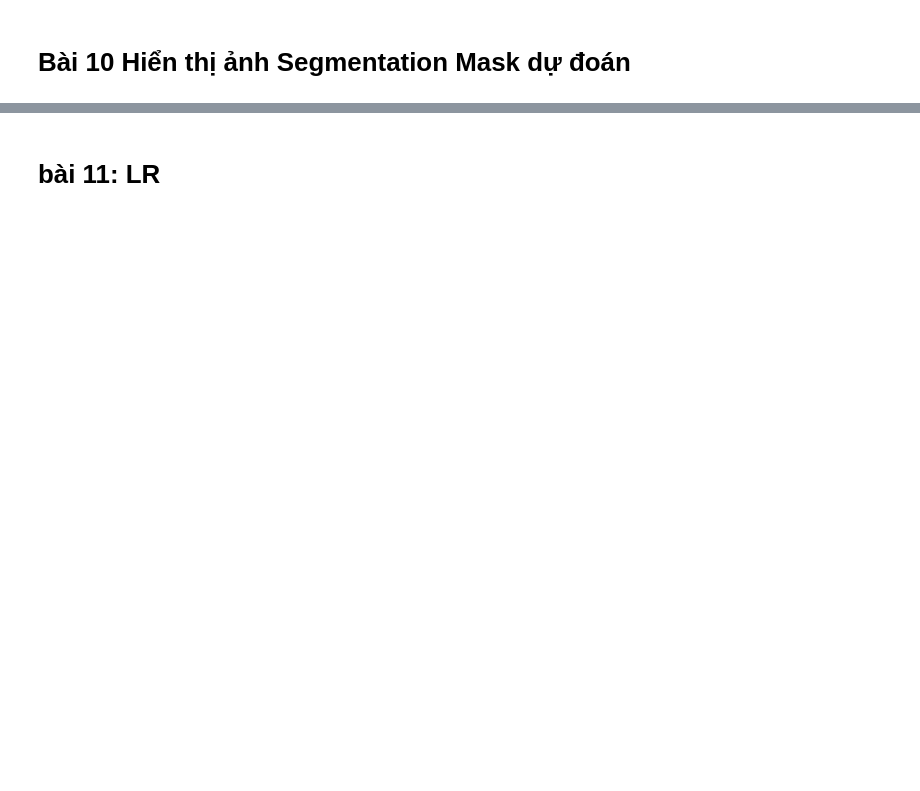
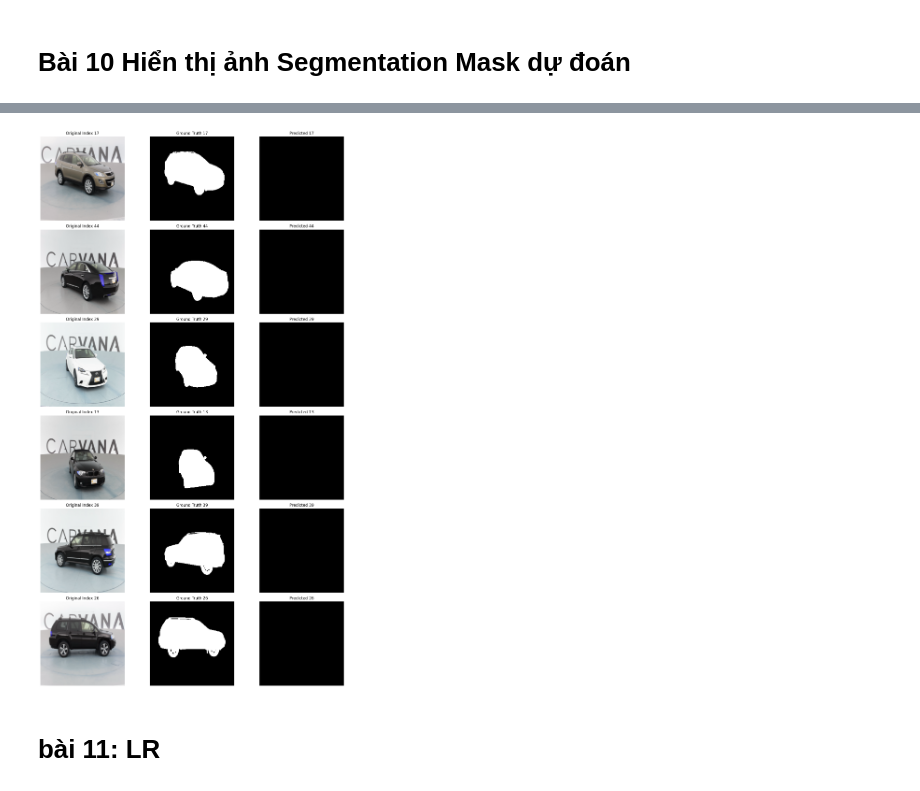
Before and after one commit to reihakuro/machine-learning-lab, a Jupyter notebook: semantic_segmentation/carvana.ipynb, the cells around one changed output, grey strips where cells are left out. Cells and saved outputs as stored; diff of their text form; code cells hidden in the pictures; blank space fills up the shorter version.

```diff
--- a/semantic_segmentation/carvana.ipynb
+++ b/semantic_segmentation/carvana.ipynb
@@ -303,3 +285,60 @@ plt.show()
+# %%
+import torch
+import matplotlib.pyplot as plt
+import numpy as np
+import random
+
+NUM_IMAGES = 6
+model.eval()
+
+all_images = []
+all_masks = []
+
+with torch.no_grad():
+    for images, masks in val_loader:
+        all_images.append(images)
+        all_masks.append(masks)
+        if len(all_images) * val_loader.batch_size >= 50:
+            break
+
+# Ghép toàn bộ lại thành tensor lớn
+all_images = torch.cat(all_images, dim=0)
+all_masks = torch.cat(all_masks, dim=0)
+
+indices = random.sample(range(len(all_images)), NUM_IMAGES)
+
+# Tạo khung vẽ
+fig, axes = plt.subplots(NUM_IMAGES, 3, figsize=(15, 4 * NUM_IMAGES))
+
+with torch.no_grad():
+    for idx, i in enumerate(indices):
+        img_tensor = all_images[i]
+        mask_tensor = all_masks[i]
+
+        original_img = img_tensor.permute(1, 2, 0).cpu().numpy()
+
+        test_image = img_tensor.unsqueeze(0).to(device)
+        pred = model(test_image)
+        pred_mask = (pred.squeeze().cpu().numpy() > 0.5).astype(np.uint8)
+
+        test_mask = mask_tensor.squeeze().cpu().numpy()
+
+        axes[idx, 0].imshow(original_img)
+        axes[idx, 0].set_title(f"Original Index {i}")
+        axes[idx, 0].axis('off')
+
+        axes[idx, 1].imshow(test_mask, cmap="gray")
+        axes[idx, 1].set_title(f"Ground Truth {i}")
+        axes[idx, 1].axis('off')
+
+        axes[idx, 2].imshow(pred_mask, cmap="gray")
+        axes[idx, 2].set_title(f"Predicted {i}")
+        axes[idx, 2].axis('off')
+
+plt.tight_layout()
+plt.show()
+# %% [output]
+[figure, added]
 # %% [markdown]
 # bài 11: LR
 # %%
```
Also changed, not shown: parts of 13 cells of this notebook.
